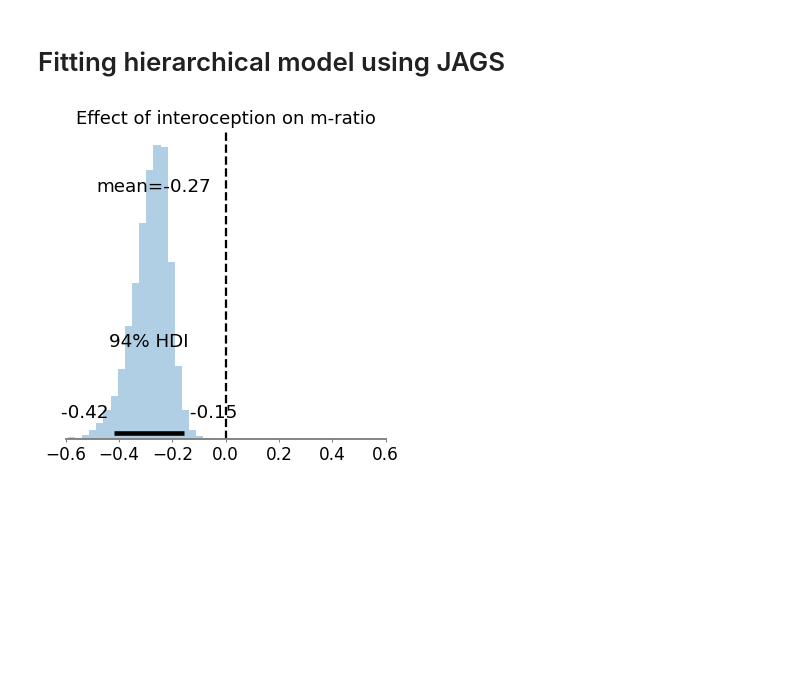
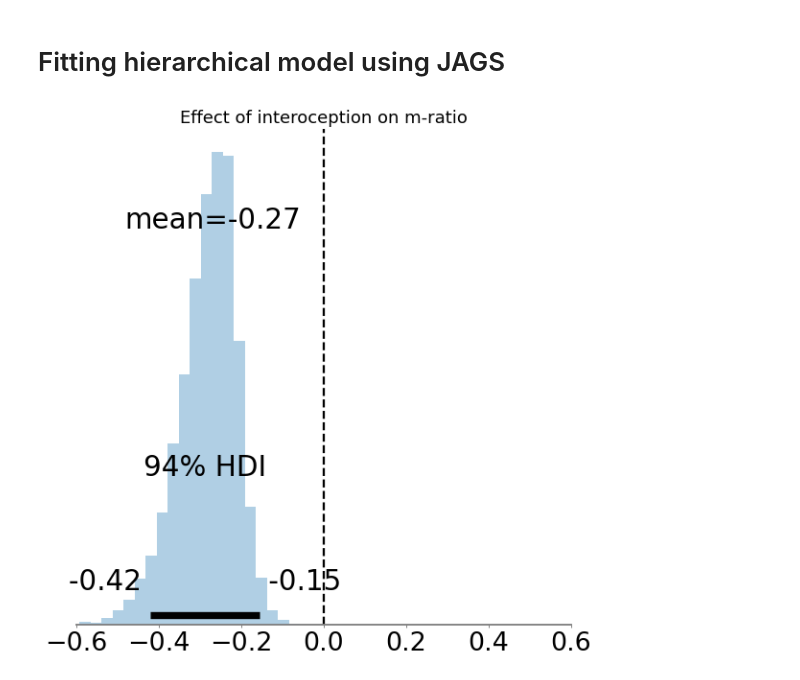
Before and after one commit to embodied-computation-group/CardioceptionPaper, a Jupyter notebook: code/3 - Metacognition.ipynb, the cells around one changed output. Cells and saved outputs as stored; diff of their text form; code cells hidden in the pictures; blank space fills up the shorter version.

```diff
--- a/code/3 - Metacognition.ipynb
+++ b/code/3 - Metacognition.ipynb
@@ -129,13 +167,13 @@ plt.savefig(path + '/figures/Fig3_accuracy.svg', dpi=600)
 # %%
 samples = pd.read_csv('jagsSamples.txt', sep='\t')
 # %%
-ax = az.plot_posterior(samples.value.to_numpy(), figsize=(5, 5), kind='hist', bins=20)
+ax = az.plot_posterior(samples.value.to_numpy(), figsize=(8, 8), kind='hist', bins=20)
 ax.axvline(x=0, linestyle='--', color='k')
 ax.set_xlim(-.6, .6)
 ax.set_title('Effect of interoception on m-ratio')
 plt.savefig(path + '/figures/Fig3_betas.svg', dpi=600)
 # %% [output]
-[figure, old version]
+[figure, new version]
 # %%
 stats = pd.read_csv('jagsStats.txt', sep='\t')
 stats['Condition'] = 'Intero'
```
Also changed, not shown: parts of 35 cells of this notebook, 3 other files.
